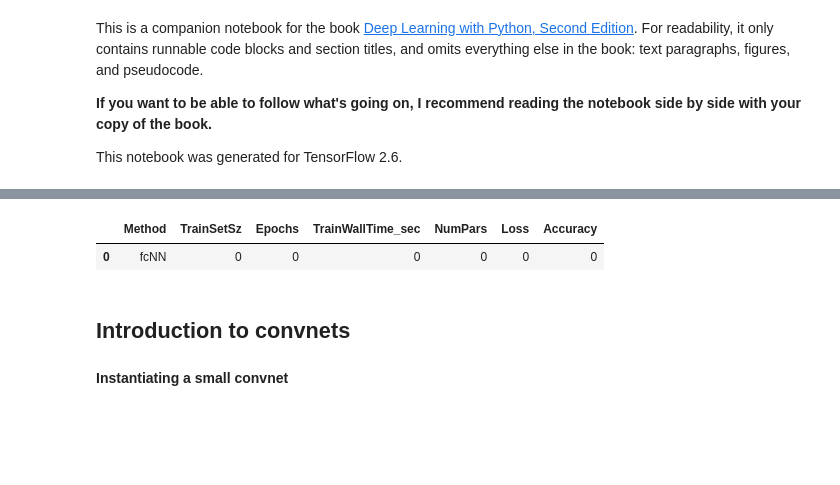
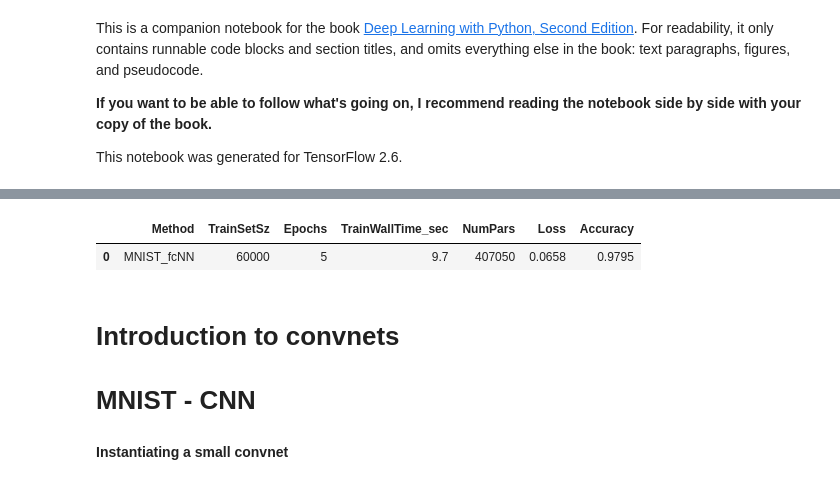
Before and after one commit to ftk1000/deep-learning-with-python-notebooks, a Jupyter notebook: chapter08_intro-to-dl-for-computer-vision.ipynb, the cells around one changed output, grey strips where cells are left out. Drawn from its saved outputs; the diff is of its cells as text; code cells hidden in the pictures; blank space fills up the shorter version.

```diff
--- a/chapter08_intro-to-dl-for-computer-vision.ipynb
+++ b/chapter08_intro-to-dl-for-computer-vision.ipynb
@@ -11,13 +109,14 @@ import pandas as pd
 # %%
-
 d = pd.DataFrame(columns=['Method','TrainSetSz','Epochs','TrainWallTime_sec', 'NumPars', 'Loss', 'Accuracy'])
-d.loc[0,:] = ['fcNN', 00,0, 0,0, 0,0]
+d.loc[0,:] = ['MNIST_fcNN', 60000,5, 9.7, 407050, 0.0658,0.9795]
 d
 # %% [output]
 |  | Method | TrainSetSz | Epochs | TrainWallTime_sec | NumPars | Loss | Accuracy |
-| 0 | fcNN | 0 | 0 | 0 | 0 | 0 | 0 |
+| 0 | MNIST_fcNN | 60000 | 5 | 9.7 | 407050 | 0.0658 | 0.9795 |
 # %% [markdown]
-## Introduction to convnets
+# Introduction to convnets
+
+# MNIST - CNN
 # %% [markdown]
 **Instantiating a small convnet**
 # %%
```
Also changed, not shown: parts of 21 cells of this notebook.
